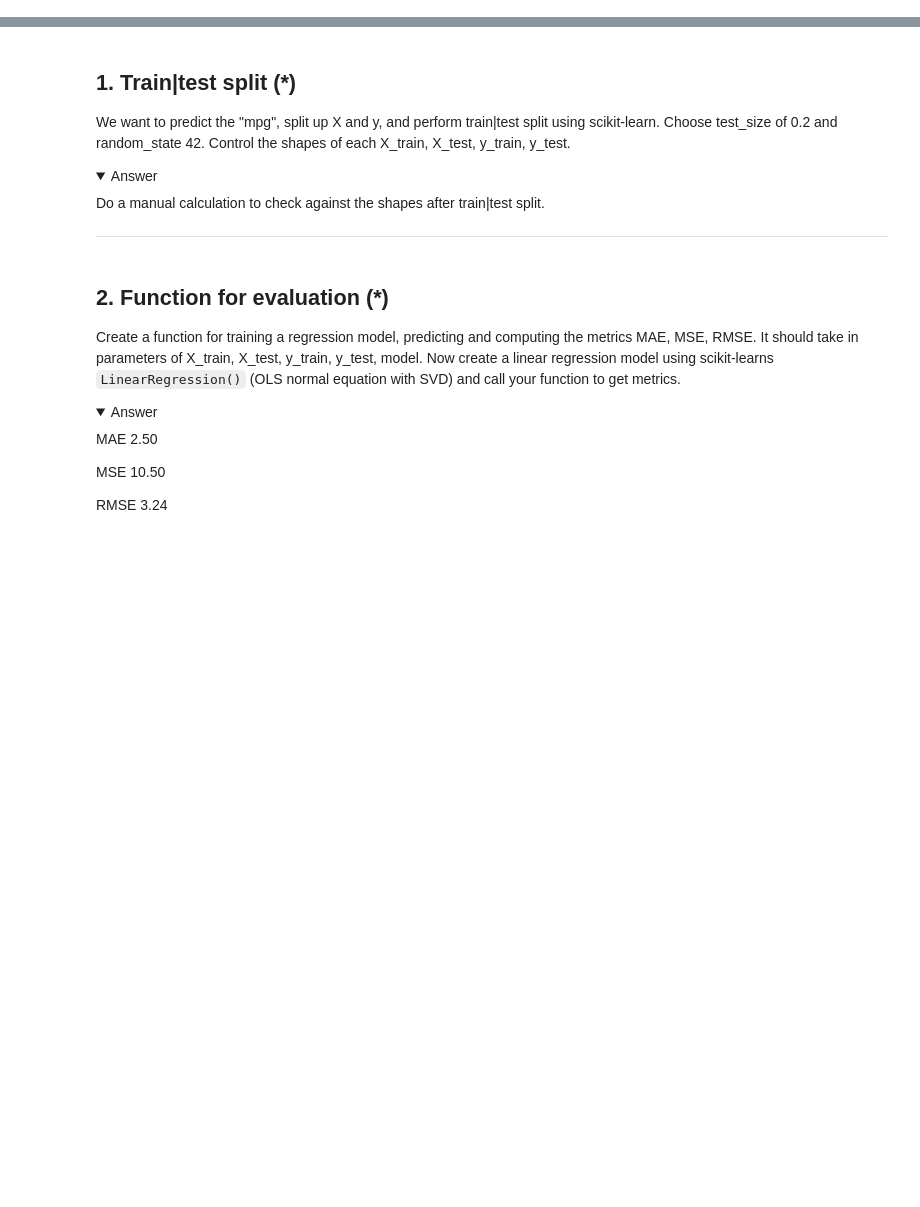
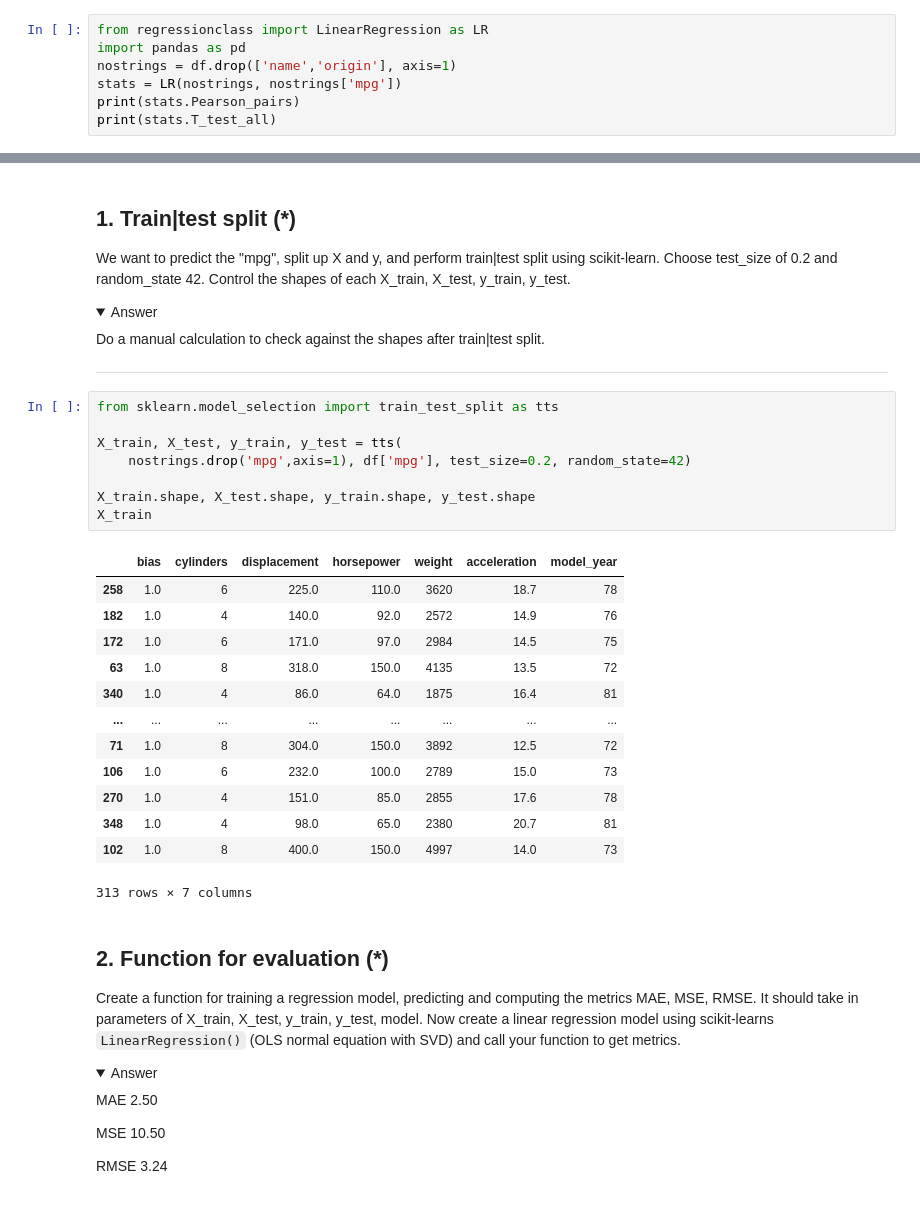
Before and after one commit to zoneme99/Machine-learning-AI24, a Jupyter notebook: Exercises/E01_sklearn.ipynb, the cells around one changed output, grey strips where cells are left out. Cells and saved outputs as stored; diff of their text form; folded sections open; blank space fills up the shorter version.

Commit message:
updated regressionclass and started at E01

```diff
--- a/Exercises/E01_sklearn.ipynb
+++ b/Exercises/E01_sklearn.ipynb
@@ -59,0 +71,7 @@ d) I have chosen to drop the columns origin and name. Think yourself if it is re
+# %%
+from regressionclass import LinearRegression as LR
+import pandas as pd
+nostrings = df.drop(['name','origin'], axis=1)
+stats = LR(nostrings, nostrings['mpg'])
+print(stats.Pearson_pairs)
+print(stats.T_test_all)
@@ -71,6 +107,28 @@ Do a manual calculation to check against the shapes after train|test split.
 </details>
 
 ---
+# %%
+from sklearn.model_selection import train_test_split as tts
+
+X_train, X_test, y_train, y_test = tts(
+    nostrings.drop('mpg',axis=1), df['mpg'], test_size=0.2, random_state=42)
+
+X_train.shape, X_test.shape, y_train.shape, y_test.shape
+X_train
+# %% [output]
+|  | bias | cylinders | displacement | horsepower | weight | acceleration | model_year |
+| 258 | 1.0 | 6 | 225.0 | 110.0 | 3620 | 18.7 | 78 |
+| 182 | 1.0 | 4 | 140.0 | 92.0 | 2572 | 14.9 | 76 |
+| 172 | 1.0 | 6 | 171.0 | 97.0 | 2984 | 14.5 | 75 |
+| 63 | 1.0 | 8 | 318.0 | 150.0 | 4135 | 13.5 | 72 |
+| 340 | 1.0 | 4 | 86.0 | 64.0 | 1875 | 16.4 | 81 |
+| ... | ... | ... | ... | ... | ... | ... | ... |
+| 71 | 1.0 | 8 | 304.0 | 150.0 | 3892 | 12.5 | 72 |
+| 106 | 1.0 | 6 | 232.0 | 100.0 | 2789 | 15.0 | 73 |
+| 270 | 1.0 | 4 | 151.0 | 85.0 | 2855 | 17.6 | 78 |
+| 348 | 1.0 | 4 | 98.0 | 65.0 | 2380 | 20.7 | 81 |
+| 102 | 1.0 | 8 | 400.0 | 150.0 | 4997 | 14.0 | 73 |
+313 rows × 7 columns
 # %% [markdown]
 ## 2. Function for evaluation (*)
 
```
Also changed, not shown: parts of 4 cells of this notebook, 1 other file.
